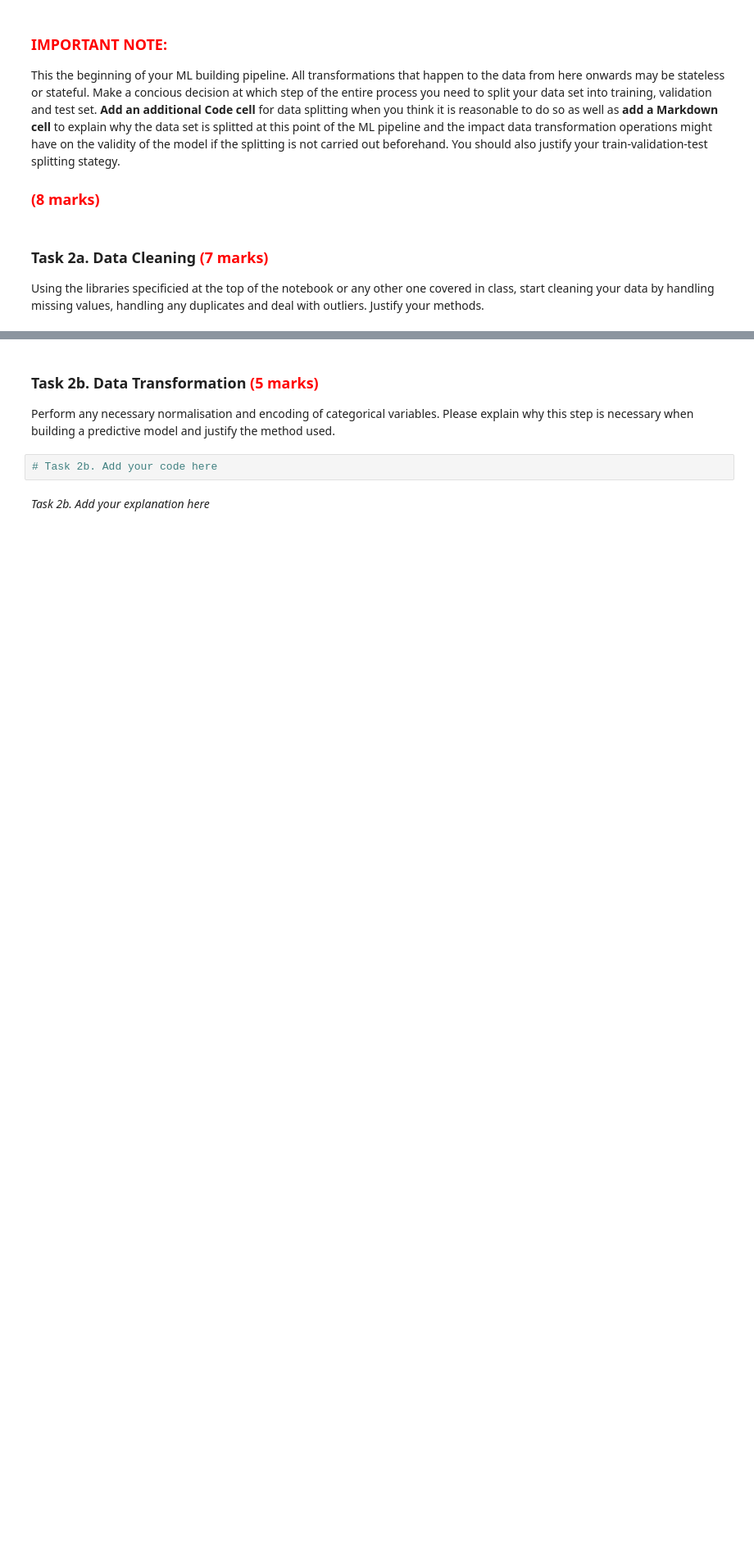
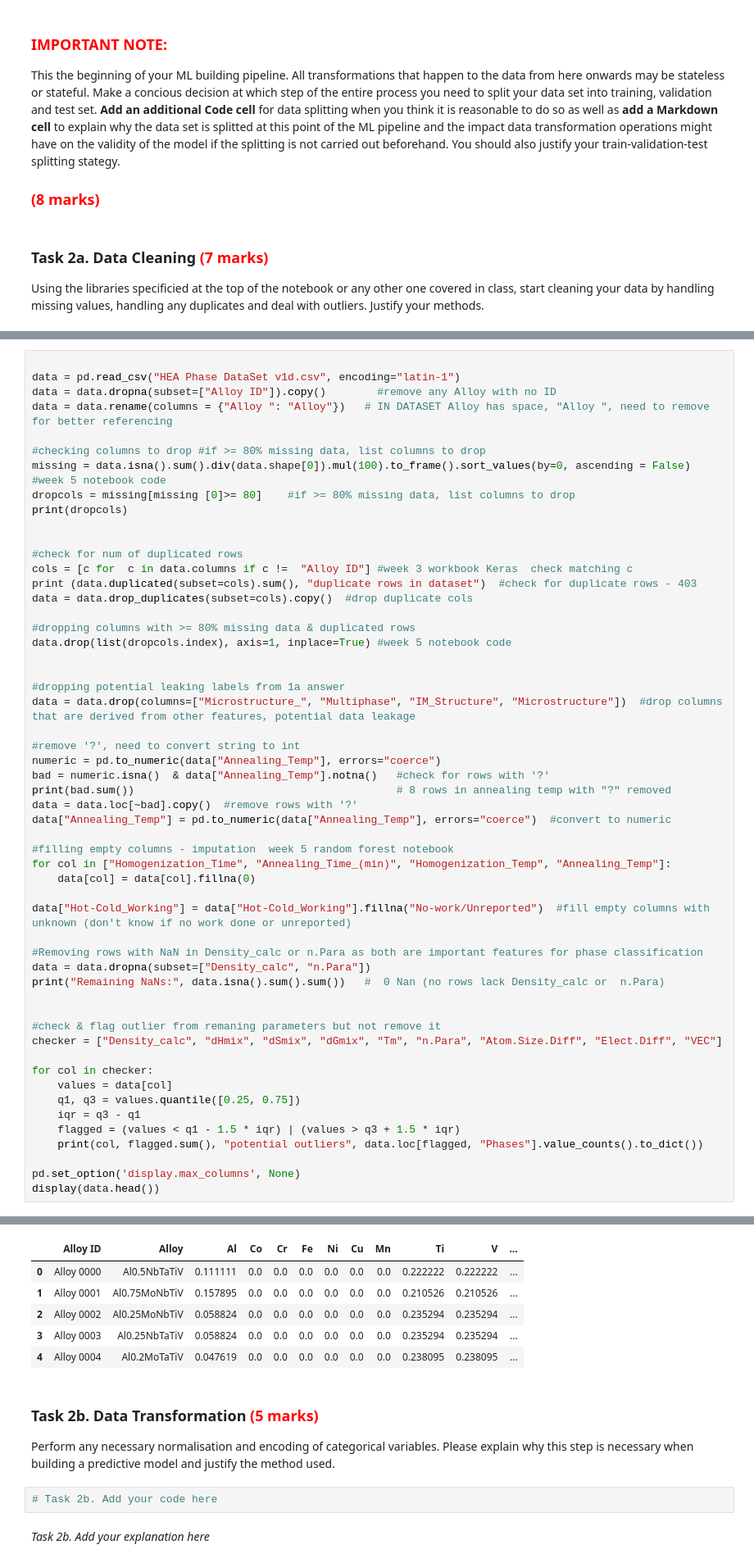
Before and after one commit to efyct6/Machine-Learning, a Jupyter notebook: mmme4125-coursework_2026.ipynb, the cells around one changed output, grey strips where cells are left out. Shown at 82% size. Drawn from its saved outputs; the diff is of its cells as text; blank space fills up the shorter version.

```diff
--- a/mmme4125-coursework_2026.ipynb
+++ b/mmme4125-coursework_2026.ipynb
@@ -303,0 +313,55 @@ data = data.drop_duplicates(subset=cols).copy()  #drop duplicate rows
+# %%
+
+data = pd.read_csv("HEA Phase DataSet v1d.csv", encoding="latin-1")
+data = data.dropna(subset=["Alloy ID"]).copy()        #remove any Alloy with no ID
+data = data.rename(columns = {"Alloy ": "Alloy"})   # IN DATASET Alloy has space, "Alloy ", need to remove  for better referencing
+
+#checking columns to drop #if >= 80% missing data, list columns to drop
+missing = data.isna().sum().div(data.shape[0]).mul(100).to_frame().sort_values(by=0, ascending = False) #week 5 notebook code
+dropcols = missing[missing [0]>= 80]    #if >= 80% missing data, list columns to drop
+print(dropcols)
+
+
+#check for num of duplicated rows
+cols = [c for  c in data.columns if c !=  "Alloy ID"] #week 3 workbook Keras  check matching c
+print (data.duplicated(subset=cols).sum(), "duplicate rows in dataset")  #check for duplicate rows - 403
+data = data.drop_duplicates(subset=cols).copy()  #drop duplicate cols
+
+#dropping columns with >= 80% missing data & duplicated rows
+data.drop(list(dropcols.index), axis=1, inplace=True) #week 5 notebook code
+
+
+#dropping potential leaking labels from 1a answer
+data = data.drop(columns=["Microstructure_", "Multiphase", "IM_Structure", "Microstructure"])  #drop columns that are derived from other features, potential data leakage
+
+#remove '?', need to convert string to int
+numeric = pd.to_numeric(data["Annealing_Temp"], errors="coerce")
+bad = numeric.isna()  & data["Annealing_Temp"].notna()   #check for rows with '?'
+print(bad.sum())                                         # 8 rows in annealing temp with "?" removed
+data = data.loc[~bad].copy()  #remove rows with '?'
+data["Annealing_Temp"] = pd.to_numeric(data["Annealing_Temp"], errors="coerce")  #convert to numeric
+
+#filling empty columns - imputation  week 5 random forest notebook
+for col in ["Homogenization_Time", "Annealing_Time_(min)", "Homogenization_Temp", "Annealing_Temp"]:
+    data[col] = data[col].fillna(0)
+
+data["Hot-Cold_Working"] = data["Hot-Cold_Working"].fillna("No-work/Unreported")  #fill empty columns with unknown (don't know if no work done or unreported)
+
+#Removing rows with NaN in Density_calc or n.Para as both are important features for phase classification
+data = data.dropna(subset=["Density_calc", "n.Para"])
+print("Remaining NaNs:", data.isna().sum().sum())   #  0 Nan (no rows lack Density_calc or  n.Para)
+
+
+#check & flag outlier from remaning parameters but not remove it
+checker = ["Density_calc", "dHmix", "dSmix", "dGmix", "Tm", "n.Para", "Atom.Size.Diff", "Elect.Diff", "VEC"]
+
+for col in checker:
+    values = data[col]
+    q1, q3 = values.quantile([0.25, 0.75])
+    iqr = q3 - q1
+    flagged = (values < q1 - 1.5 * iqr) | (values > q3 + 1.5 * iqr)
+    print(col, flagged.sum(), "potential outliers", data.loc[flagged, "Phases"].value_counts().to_dict())
+
+pd.set_option('display.max_columns', None)
+display(data.head())
+# %% [output]
@@ -304,3 +385,9 @@ data = data.drop_duplicates(subset=cols).copy()  #drop duplicate rows
+|  | Alloy ID | Alloy | Al | Co | Cr | Fe | Ni | Cu | Mn | Ti | V | ... |
+| 0 | Alloy 0000 | Al0.5NbTaTiV | 0.111111 | 0.0 | 0.0 | 0.0 | 0.0 | 0.0 | 0.0 | 0.222222 | 0.222222 | ... |
+| 1 | Alloy 0001 | Al0.75MoNbTiV | 0.157895 | 0.0 | 0.0 | 0.0 | 0.0 | 0.0 | 0.0 | 0.210526 | 0.210526 | ... |
+| 2 | Alloy 0002 | Al0.25MoNbTiV | 0.058824 | 0.0 | 0.0 | 0.0 | 0.0 | 0.0 | 0.0 | 0.235294 | 0.235294 | ... |
+| 3 | Alloy 0003 | Al0.25NbTaTiV | 0.058824 | 0.0 | 0.0 | 0.0 | 0.0 | 0.0 | 0.0 | 0.235294 | 0.235294 | ... |
+| 4 | Alloy 0004 | Al0.2MoTaTiV | 0.047619 | 0.0 | 0.0 | 0.0 | 0.0 | 0.0 | 0.0 | 0.238095 | 0.238095 | ... |
 # %% [markdown]
 ### Task 2b. Data Transformation <span style="color:red">(5 marks)</span>
 Perform any necessary normalisation and encoding of categorical variables. Please explain why this step is necessary when building a predictive model and justify the method used.
```
Also changed, not shown: parts of 5 cells of this notebook.
